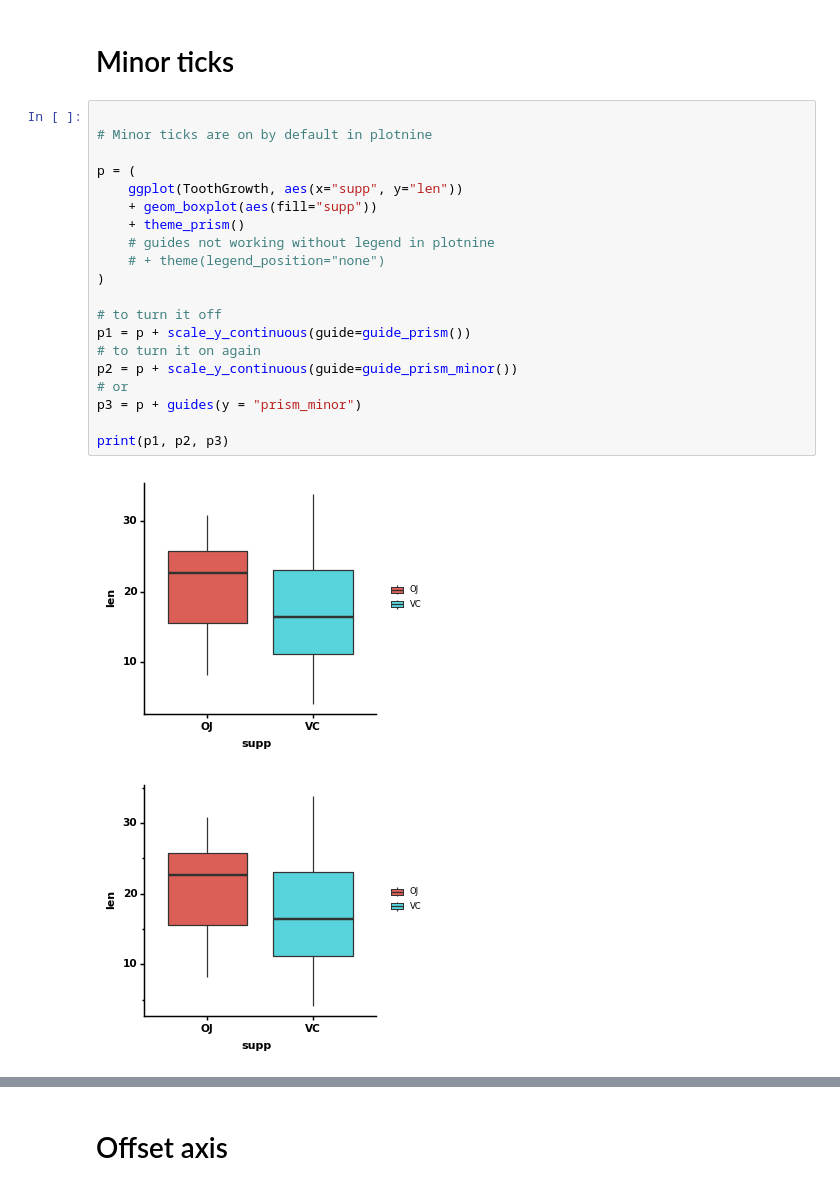
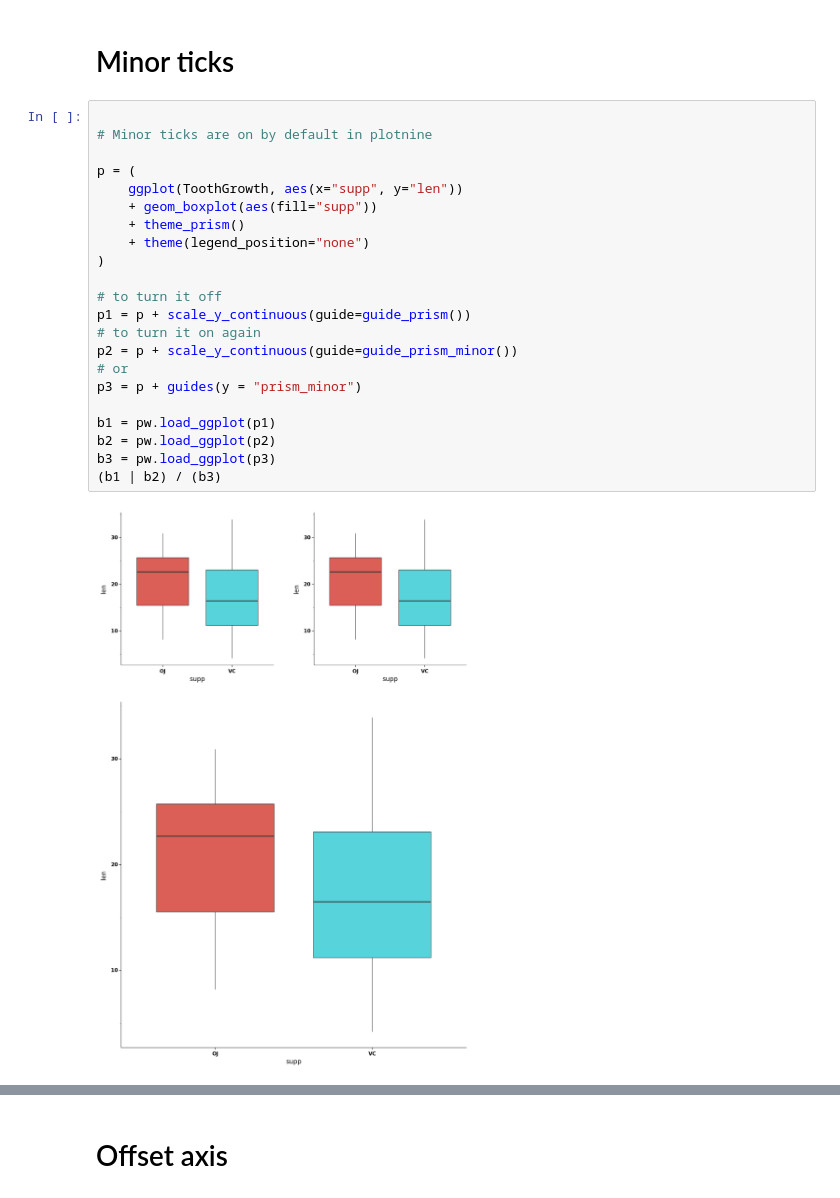
Before and after one commit to pwwang/plotnine-prism, a Jupyter notebook: examples/axes.ipynb, the cells around one changed output, grey strips where cells are left out. Cells and saved outputs as stored; diff of their text form.

Commit message:
⬆️ Bump plotnine to 0.12

```diff
--- a/examples/axes.ipynb
+++ b/examples/axes.ipynb
@@ -11,23 +12,24 @@ from datar.base import seq, rep
 # %%
 
 # Minor ticks are on by default in plotnine
 
 p = (
     ggplot(ToothGrowth, aes(x="supp", y="len"))
     + geom_boxplot(aes(fill="supp"))
     + theme_prism()
-    # guides not working without legend in plotnine
-    # + theme(legend_position="none")
+    + theme(legend_position="none")
 )
 
 # to turn it off
 p1 = p + scale_y_continuous(guide=guide_prism())
 # to turn it on again
 p2 = p + scale_y_continuous(guide=guide_prism_minor())
 # or
 p3 = p + guides(y = "prism_minor")
 
-print(p1, p2, p3)
+b1 = pw.load_ggplot(p1)
+b2 = pw.load_ggplot(p2)
+b3 = pw.load_ggplot(p3)
+(b1 | b2) / (b3)
 # %% [output]
-[figure, old version]
+[figure, new version]
-[figure, removed]
```
Also changed, not shown: parts of 17 cells of this notebook, 12 other files.
